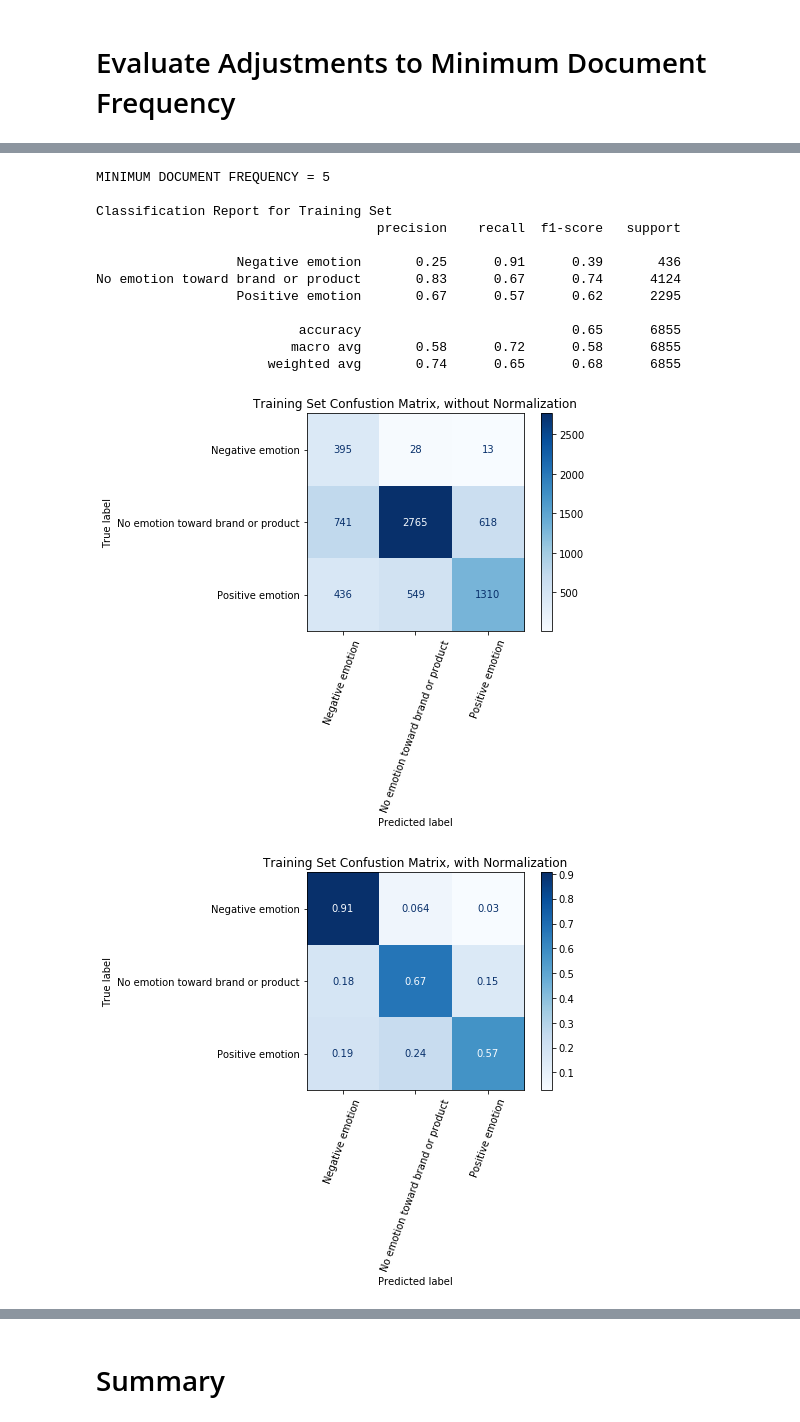
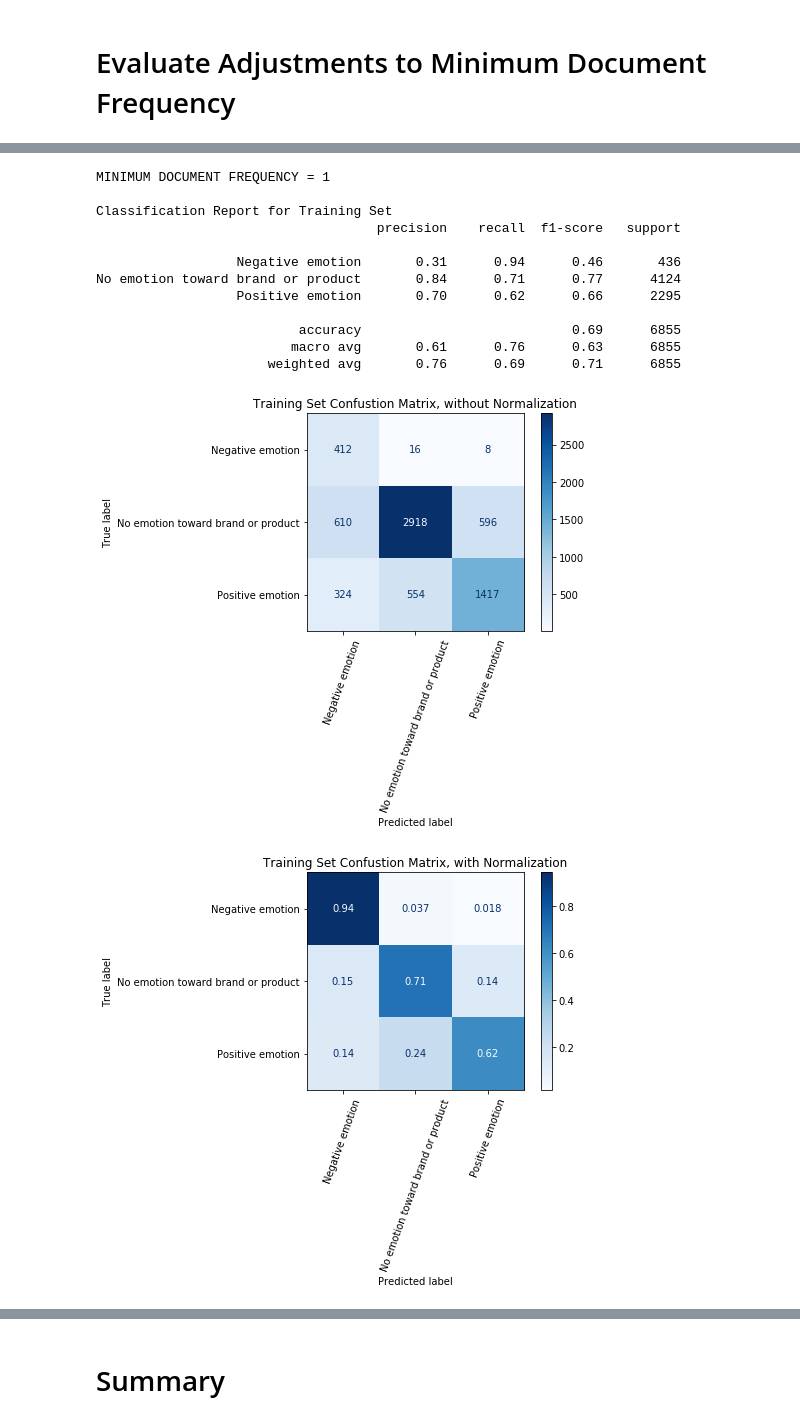
Before and after one commit to merb92/Twitter-Sentiment-Analysis, a Jupyter notebook: smv_model_02.ipynb, the cells around one changed output, grey strips where cells are left out. Cells and saved outputs as stored; diff of their text form; code cells hidden in the pictures.

```diff
--- a/smv_model_02.ipynb
+++ b/smv_model_02.ipynb
@@ -45,6 +46,9 @@ df.head()
 | 2 | can not wait for #ipad also they ... | iPad | Positive emotion | ['can', 'not', 'wait', 'for', '#i... |
 | 3 | i hope this year's festival isn't... | iPad or iPhone App | Negative emotion | ['i', 'hope', 'this', "year's", '... |
 | 4 | great stuff on fri #sxsw: marissa... | Google | Positive emotion | ['great', 'stuff', 'on', 'fri', '... |
+# %%
+# convert list of strings represented as a string to a list of strings
+df.tokens = df.tokens.map(ast.literal_eval)
 # %%
 data = df[['tokens', 'is_there_an_emotion_directed_at_a_brand_or_product']]
 # %%
@@ -82,6 +86,10 @@ y_train_enc = le.fit_transform(y_train)
 y_test_enc = le.transform(y_test)
 # %% [markdown]
 # Evaluate Adjustments to Minimum Document Frequency
+# %%
+def passthrough(doc):
+    """passthrough function for use in the pipeline because the text is already tokenized"""
+    return doc
 # %%
 def train_and_eval_model(min_df):
     """
@@ -89,9 +97,12 @@ def train_and_eval_model(min_df):
     classifier with a specified minimum document frequency.
     """
 
-    pipeline = Pipeline([('bow',CountVectorizer(min_df=min_df)),
+    pipeline = Pipeline([('bow',CountVectorizer(min_df=min_df,
+                                                preprocessor=passthrough,
+                                                tokenizer=passthrough)),
                          ('tfidf', TfidfTransformer()),
-                         ('smote', SMOTE(random_state=RANDOM_STATE, n_jobs=-1)),
+                         ('smote', SMOTE(random_state=RANDOM_STATE,
+                                         n_jobs=-1)),
                          ('classifier', SGDClassifier(loss='hinge',
                                                       penalty='l2',
                                                       alpha=1e-3,
@@ -116,21 +127,15 @@ def train_and_eval_model(min_df):
                                                                  le.classes_,
                                                                  'Test')
 
-#     lb = LabelBinarizer()
-#     lb.fit(y_test_enc)
-#     y_test_multi = lb.transform(y_test_enc)
-#     y_hat_test_multi = pipeline.predict_proba(X_test)
-
-#     evaluation_functions.pr_curves(y_test_multi, y_hat_test_multi, le.classes_)
-
     train_accuracy = accuracy_score(y_train_enc, pipeline.predict(X_train))
 
     test_accuracy = accuracy_score(y_test_enc, pipeline.predict(X_test))
 
-    f1_scores = f1_score(y_test_enc, pipeline.predict(X_test), average=None)
+    ave_macro_recall = recall_score(y_test_enc, pipeline.predict(X_test), average='macro')
+    recall_scores = recall_score(y_test_enc, pipeline.predict(X_test), average=None)
 
-    test_results = np.append(np.array([min_df, train_accuracy, test_accuracy]),
-                             f1_scores)
+    test_results = np.append(np.array([min_df, train_accuracy, test_accuracy, ave_macro_recall]),
+                             recall_scores)
 
     return test_results
 # %%
@@ -224,20 +224,20 @@ metrics_summary_df
 # %%
-metrics = train_and_eval_model(min_df=5)
+metrics = train_and_eval_model(min_df=1)
 # %% [output]
-MINIMUM DOCUMENT FREQUENCY = 5
+MINIMUM DOCUMENT FREQUENCY = 1
 
 Classification Report for Training Set
                                     precision    recall  f1-score   support
 
-                  Negative emotion       0.25      0.91      0.39       436
-No emotion toward brand or product       0.83      0.67      0.74      4124
-                  Positive emotion       0.67      0.57      0.62      2295
+                  Negative emotion       0.31      0.94      0.46       436
+No emotion toward brand or product       0.84      0.71      0.77      4124
+                  Positive emotion       0.70      0.62      0.66      2295
 
-                          accuracy                           0.65      6855
-                         macro avg       0.58      0.72      0.58      6855
-                      weighted avg       0.74      0.65      0.68      6855
+                          accuracy                           0.69      6855
+                         macro avg       0.61      0.76      0.63      6855
+                      weighted avg       0.76      0.69      0.71      6855
-[figure, old version]
+[figure, new version]
-[figure, old version]
+[figure, new version]
 Classification Report for Test Set
                                     precision    recall  f1-score   support
 
```
Also changed, not shown: parts of 7 cells of this notebook.
